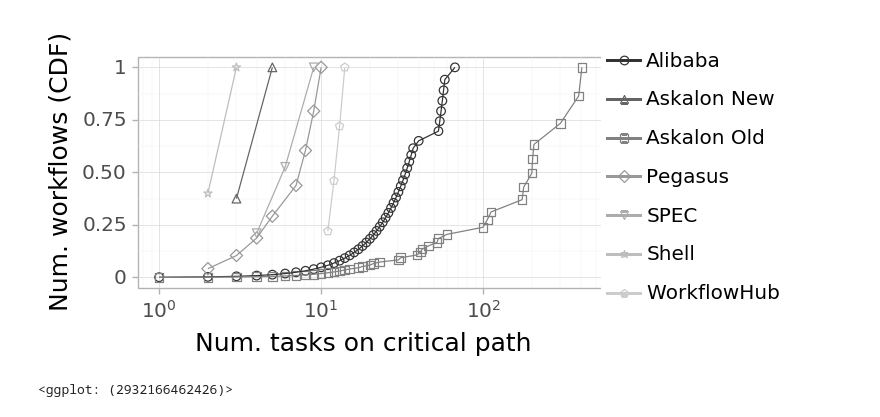
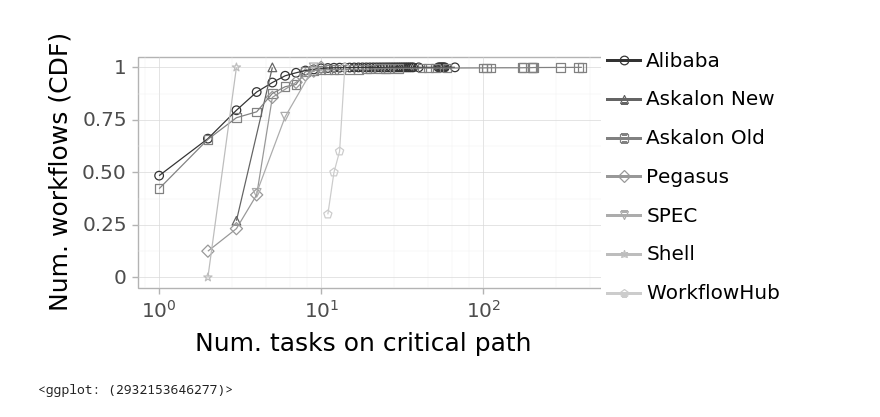
Before and after one commit to atlarge-research/wta-analysis, a Jupyter notebook: 5. Critical Path Count per Source.ipynb, the cells around one changed output. Drawn from its saved outputs; the diff is of its cells as text; code cells hidden in the pictures.

Commit message:
Add additional plots and fix a bug in the CDF plot code

```diff
--- a/5. Critical Path Count per Source.ipynb
+++ b/5. Critical Path Count per Source.ipynb
@@ -53,12 +53,10 @@ def read_trace(workload_location):
     return spark.read.parquet(os.path.join(workload_location, "workflows", "schema-1.0"))
 
 def get_cp_task_count_column(df):
-        return df.select("critical_path_task_count").filter(F.col("critical_path_task_count") >= 0).withColumnRenamed("critical_path_task_count", "cp_task_count")
-
-def normalize_df(df):
-    df.sort_values(df.columns[0], inplace=True)
-    df["pdf"] = df["cp_task_count"] / df["cp_task_count"].sum()
-    df["cdf"] = df["pdf"].cumsum()
+        return (df.select("critical_path_task_count", "critical_path_length")
+                .filter(F.col("critical_path_task_count") >= 0)
+                .withColumnRenamed("critical_path_task_count", "cp_task_count")
+                .withColumnRenamed("critical_path_length", "cp_length"))
 # %%
 list_of_dfs = []
 for workload in list_of_workloads:
@@ -74,18 +72,14 @@ for workload in list_of_workloads:
     pdf = get_cp_task_count_column(trace).toPandas()
     source = folder_name_to_source(folder_name)
     pdf["source"] = source
+    pdf["workload"] = folder_name
 
-    normalize_df(pdf)
+#     print(folder_name, " => ", source, " ({0} workflows, {1} unique cps)".format(len(pdf), pdf["cp_task_count"].nunique()))
+#     print("Largest cp: ", pdf["cp_task_count"].max())
+
     list_of_dfs.append(pdf)
 
 workflow_task_count_df = pd.concat(list_of_dfs, ignore_index = True)
-
-def normalize_group(gp):
-    gp = gp.groupby("cp_task_count").sum().reset_index()[["cp_task_count"]]
-    normalize_df(gp)
-    return gp
-
-workflow_task_count_df = workflow_task_count_df.groupby("source").apply(normalize_group).reset_index()
 # %%
 def formatOneLabel(x):
     if x == 0:
@@ -97,3 +91,17 @@ def formatOneLabel(x):
 
 def formatYaxisLabels(xl):
     return list(map(formatOneLabel, xl))
+# %%
+def normalize_df(df, col_name):
+    sorted_df = df.sort_values(col_name)
+    sorted_df["pdf"] = sorted_df["count"] / sorted_df["count"].sum()
+    sorted_df["cdf"] = sorted_df["pdf"].cumsum()
+    return sorted_df
+
+def normalize_group(df, col_name):
+    counted = df.groupby(col_name).count().reset_index().rename(columns={"source":"count"})
+    return normalize_df(counted, col_name)[[col_name, "pdf", "cdf"]]
+
+def normalize_workload_and_group(df, col_name):
+    counted = df.groupby(col_name).sum().reset_index().rename(columns={"pdf":"count"})
+    return normalize_df(counted, col_name)[[col_name, "pdf", "cdf"]]
@@ -100,27 +140,29 @@ def formatYaxisLabels(xl):
 # %%
-plt = ggplot(workflow_task_count_df) +\
+workflow_task_count_pdf_df = workflow_task_count_df.groupby("source").apply(normalize_group, "cp_task_count").reset_index()
+
+plt = ggplot(workflow_task_count_pdf_df) +\
     theme_light(base_size=18) +\
     theme(legend_title=element_text(size=0, alpha=0),
                        legend_box_spacing=0.1,
                        legend_box_margin=0,
                        legend_margin=0,
          legend_position=(1.05, 0.5),
           legend_key=element_blank()) + \
     geom_point(aes(x="cp_task_count", y="cdf", color="source", shape="source"), stat=stat_identity, size=3, fill="none") +\
     geom_line(aes(x="cp_task_count", y="cdf", color="source", group="source"), stat=stat_identity) +\
     scale_color_grey() +\
     xlab("Num. tasks on critical path") +\
     ylab("Num. workflows (CDF)") +\
     scale_x_log10(labels=formatYaxisLabels)
 
 os.makedirs("./plots", exist_ok=True)
-ggsave(filename="./plots/crit_path_task_count_source_stratified.pdf",
+ggsave(filename="./plots/crit_path_task_count_unnormalized_source_stratified.pdf",
        plot=plt,
        device='pdf',
        dpi=600,
        height=3,
        width=6)
 plt
 # %% [output]
-[figure, old version]
+[figure, new version]
-<ggplot: (2932166462426)>
+<ggplot: (2932153646277)>
```
Also changed, not shown: parts of 4 cells of this notebook, 6 other files.
